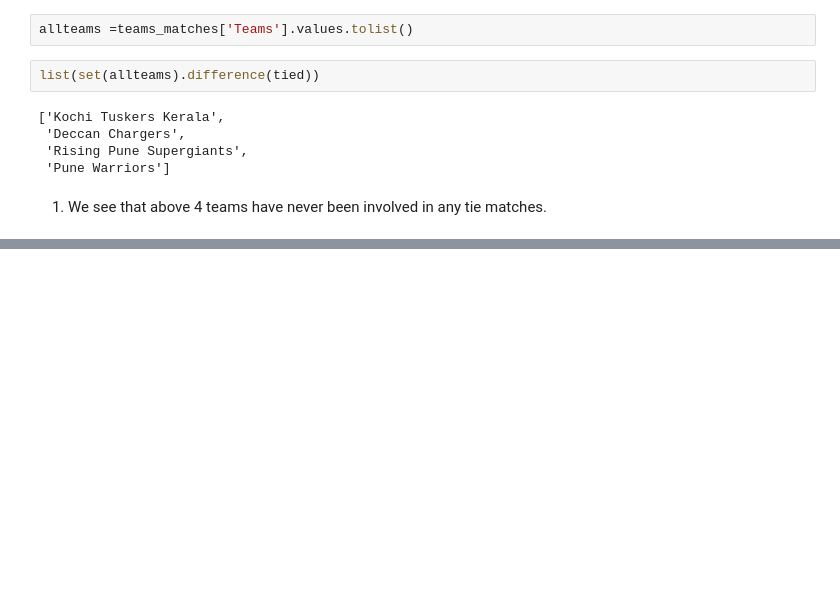
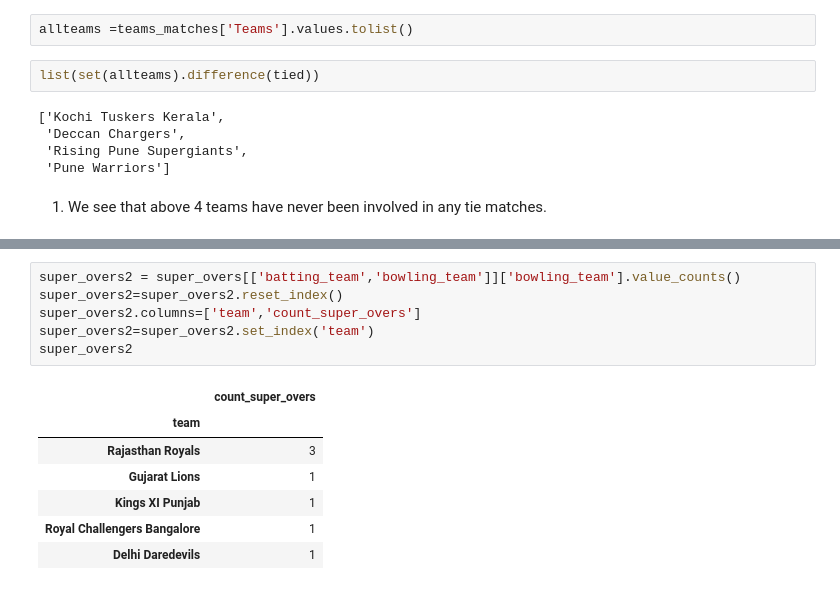
Before and after one commit to sumitpriye/Exploratory_Data_Analysis, a Jupyter notebook: IPL/IPL EDA.ipynb, the cells around one changed output, grey strips where cells are left out. Saved outputs shown, nothing was run; the diff lists cells and outputs as text; blank space fills up the shorter version.

```diff
--- a/IPL/IPL EDA.ipynb
+++ b/IPL/IPL EDA.ipynb
@@ -1073,0 +1116,14 @@ plt.tick_params(axis='y', labelcolor='black')
+# %%
+super_overs2 = super_overs[['batting_team','bowling_team']]['bowling_team'].value_counts()
+super_overs2=super_overs2.reset_index()
+super_overs2.columns=['team','count_super_overs']
+super_overs2=super_overs2.set_index('team')
+super_overs2
+# %% [output]
+|  | count_super_overs |
+| team |  |
+| Rajasthan Royals | 3 |
+| Gujarat Lions | 1 |
+| Kings XI Punjab | 1 |
+| Royal Challengers Bangalore | 1 |
+| Delhi Daredevils | 1 |
```
Also changed, not shown: parts of 126 cells of this notebook.
